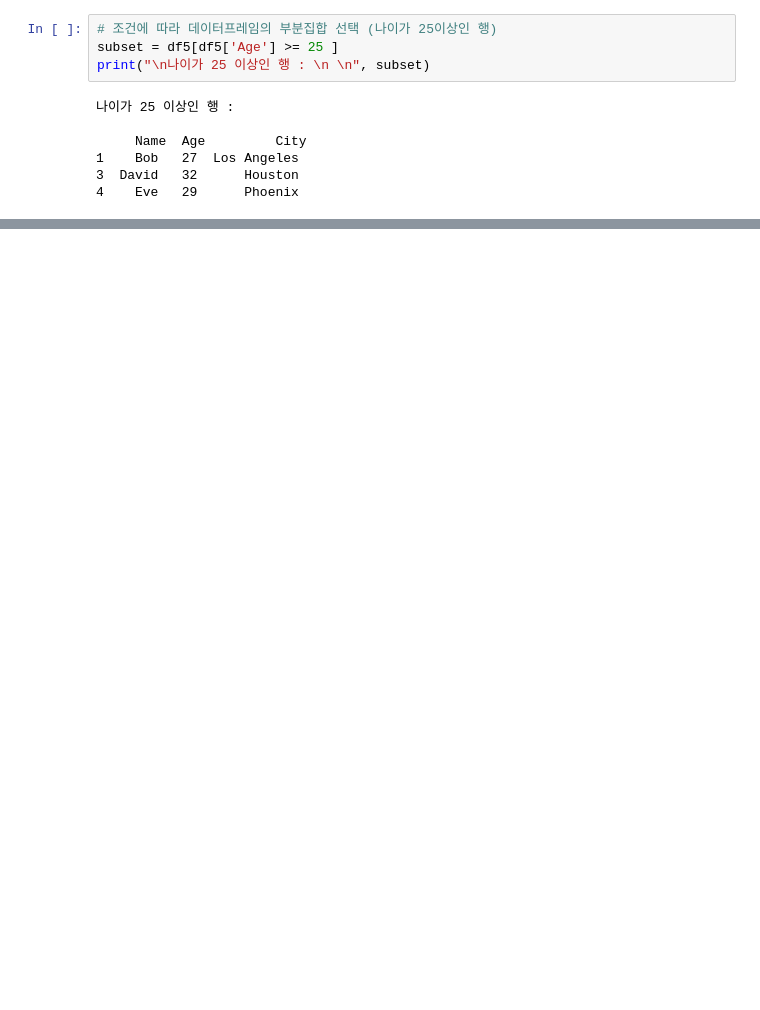
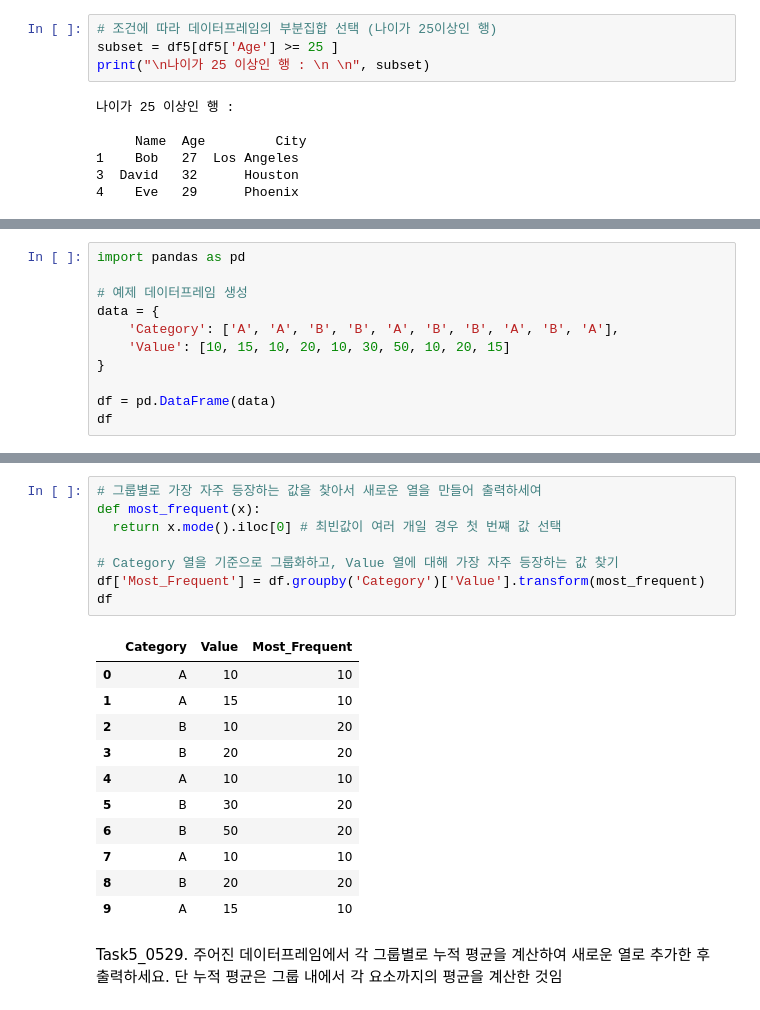
Before and after one commit to LeeBumS/kita-2404, a Jupyter notebook: m03_ 분석 라이브러리/pandas/Task.ipynb, the cells around one changed output, grey strips where cells are left out. Drawn from its saved outputs; the diff is of its cells as text; blank space fills up the shorter version.

```diff
--- a/m03_ 분석 라이브러리/pandas/Task.ipynb
+++ b/m03_ 분석 라이브러리/pandas/Task.ipynb
@@ -404,0 +657,11 @@ print("\n나이가 25 이상인 행 : \n \n", subset)
+# %%
+import pandas as pd
+
+# 예제 데이터프레임 생성
+data = {
+    'Category': ['A', 'A', 'B', 'B', 'A', 'B', 'B', 'A', 'B', 'A'],
+    'Value': [10, 15, 10, 20, 10, 30, 50, 10, 20, 15]
+}
+
+df = pd.DataFrame(data)
+df
@@ -404,0 +680,22 @@ print("\n나이가 25 이상인 행 : \n \n", subset)
+# %%
+# 그룹별로 가장 자주 등장하는 값을 찾아서 새로운 열을 만들어 출력하세여
+def most_frequent(x):
+  return x.mode().iloc[0] # 최빈값이 여러 개일 경우 첫 번쨰 값 선택
+
+# Category 열을 기준으로 그룹화하고, Value 열에 대해 가장 자주 등장하는 값 찾기
+df['Most_Frequent'] = df.groupby('Category')['Value'].transform(most_frequent)
+df
+# %% [output]
+|  | Category | Value | Most_Frequent |
+| 0 | A | 10 | 10 |
+| 1 | A | 15 | 10 |
+| 2 | B | 10 | 20 |
+| 3 | B | 20 | 20 |
+| 4 | A | 10 | 10 |
+| 5 | B | 30 | 20 |
+| 6 | B | 50 | 20 |
+| 7 | A | 10 | 10 |
+| 8 | B | 20 | 20 |
+| 9 | A | 15 | 10 |
+# %% [markdown]
+Task5_0529. 주어진 데이터프레임에서 각 그룹별로 누적 평균을 계산하여 새로운 열로 추가한 후 출력하세요. 단 누적 평균은 그룹 내에서 각 요소까지의 평균을 계산한 것임
```
Also changed, not shown: parts of 66 cells of this notebook, 1 other file.
